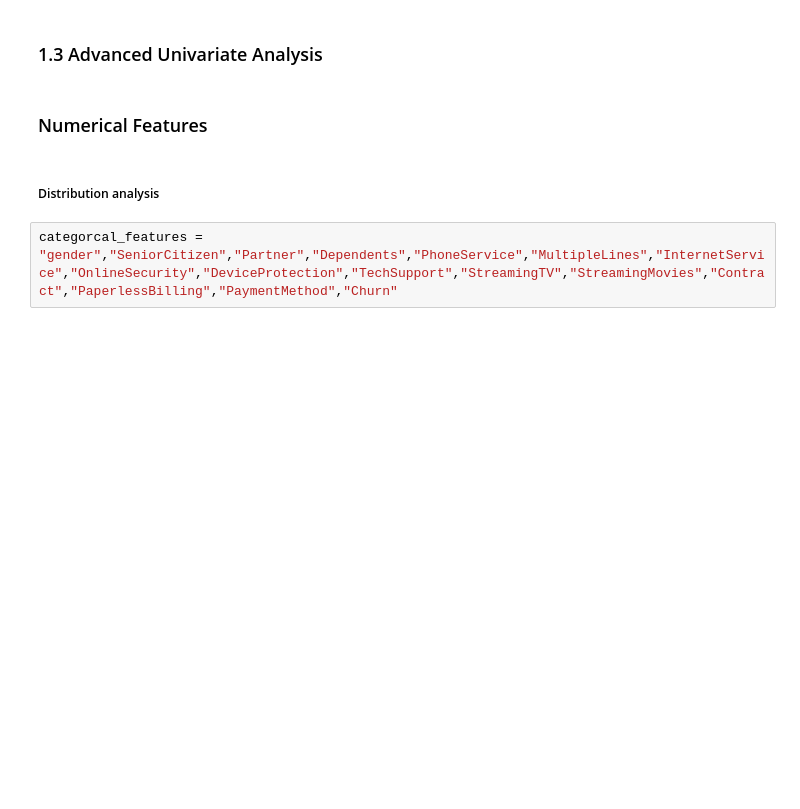
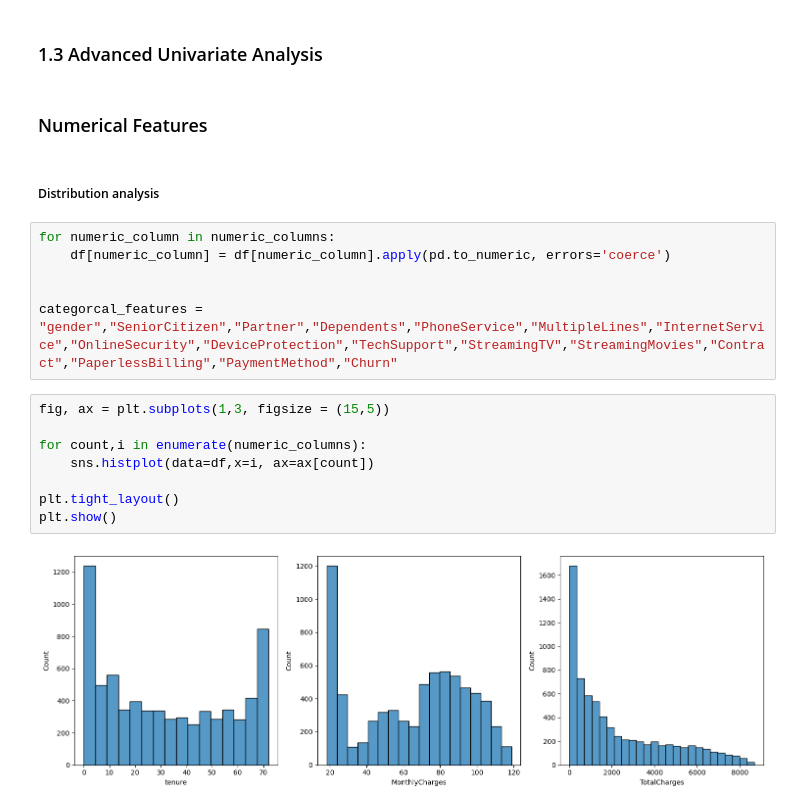
Before and after one commit to Dulina77/Churn_prediction_telco, a Jupyter notebook: Churn.ipynb, the cells around one changed output. Cells and saved outputs as stored; diff of their text form; blank space fills up the shorter version.

Commit message:
Doing the EDA. Visualizing variable connections

```diff
--- a/Churn.ipynb
+++ b/Churn.ipynb
@@ -151,4 +151,18 @@ df
 # %% [markdown]
 ##### Distribution analysis
 # %%
+for numeric_column in numeric_columns:
+    df[numeric_column] = df[numeric_column].apply(pd.to_numeric, errors='coerce')
+
+
 categorcal_features = "gender","SeniorCitizen","Partner","Dependents","PhoneService","MultipleLines","InternetService","OnlineSecurity","DeviceProtection","TechSupport","StreamingTV","StreamingMovies","Contract","PaperlessBilling","PaymentMethod","Churn"
+# %%
+fig, ax = plt.subplots(1,3, figsize = (15,5))
+
+for count,i in enumerate(numeric_columns):
+    sns.histplot(data=df,x=i, ax=ax[count])
+
+plt.tight_layout()
+plt.show()
+# %% [output]
+[figure, added]
```
Also changed, not shown: parts of 12 cells of this notebook.
